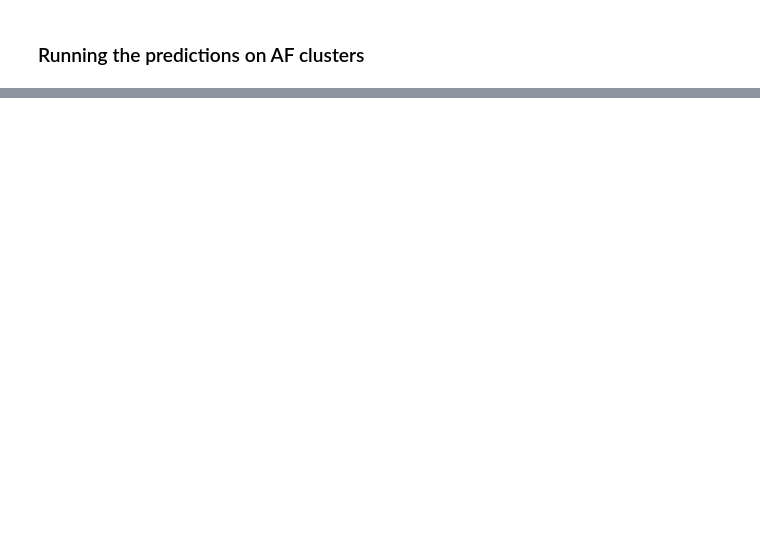
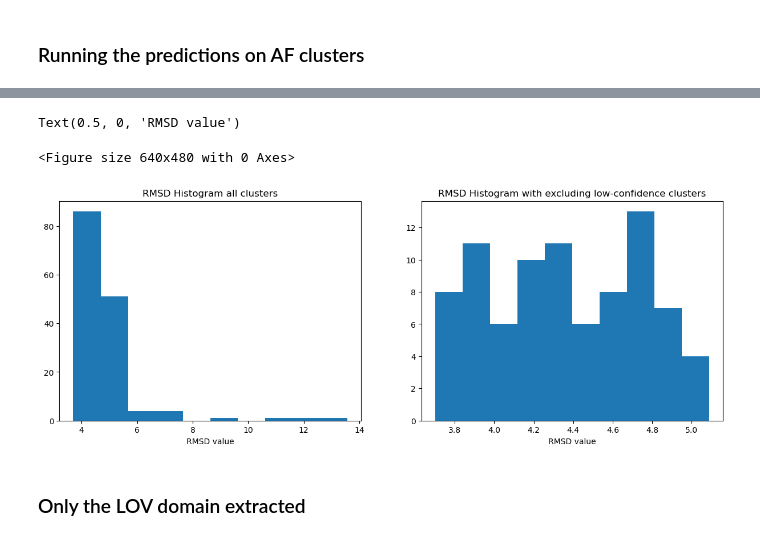
Before and after one commit to masazelic/ml-project-2-girl-mse, a Jupyter notebook: Untitled-1.ipynb, the cells around one changed output, grey strips where cells are left out. Drawn from its saved outputs; the diff is of its cells as text; code cells hidden in the pictures; blank space fills up the shorter version.

```diff
--- a/Untitled-1.ipynb
+++ b/Untitled-1.ipynb
@@ -144,0 +164,16 @@ plt.show()
+# %%
+plt.figure()
+fig, ax = plt.subplots(1,2, figsize=(15,5))
+ax[0].hist(list_rmsd)
+ax[0].set_title('RMSD Histogram all clusters')
+ax[0].set_xlabel('RMSD value')
+
+ax[1].hist(more_80_rmsd)
+ax[1].set_title('RMSD Histogram with excluding low-confidence clusters')
+ax[1].set_xlabel('RMSD value')
+# %% [output]
+Text(0.5, 0, 'RMSD value')
+<Figure size 640x480 with 0 Axes>
+[figure, added]
+# %% [markdown]
+### Only the LOV domain extracted
```
Also changed, not shown: parts of 8 cells of this notebook, 2 other files.
